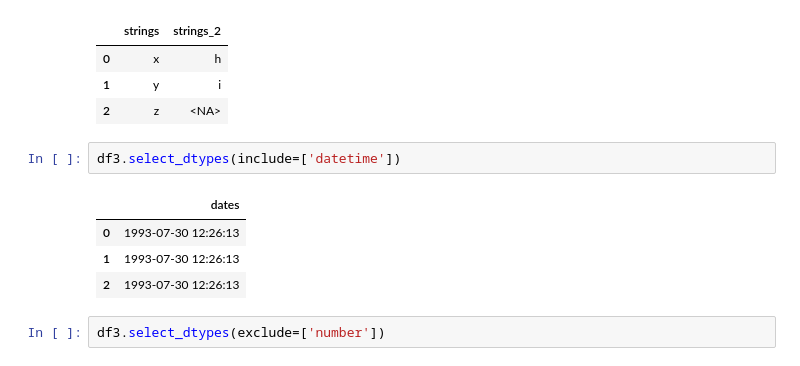
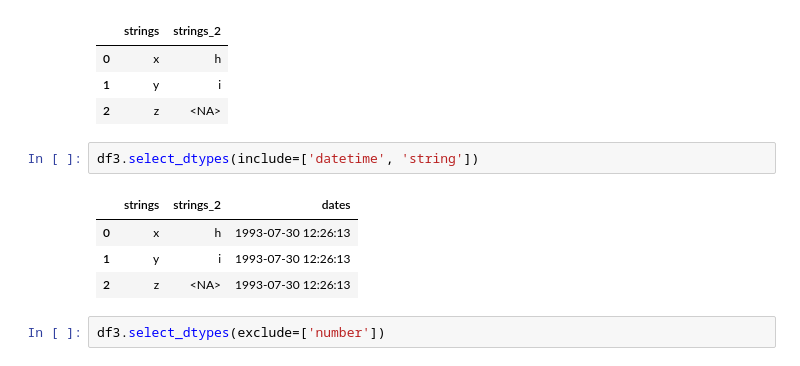
Before and after one commit to Jekso/Singularity-Data-Science, a Jupyter notebook: 07-Exploratory Data Analysis (EDA) with Numpy & Pandas/code/01-Pandas/02-DataFrames.ipynb, the cells around one changed output. Drawn from its saved outputs; the diff is of its cells as text.

```diff
--- a/07-Exploratory Data Analysis (EDA) with Numpy & Pandas/code/01-Pandas/02-DataFrames.ipynb
+++ b/07-Exploratory Data Analysis (EDA) with Numpy & Pandas/code/01-Pandas/02-DataFrames.ipynb
@@ -729,12 +828,12 @@ df3.select_dtypes(include=['string'])
 | 1 | y | i |
 | 2 | z | <NA> |
 # %%
-df3.select_dtypes(include=['datetime'])
+df3.select_dtypes(include=['datetime', 'string'])
 # %% [output]
-|  | dates |
-| 0 | 1993-07-30 12:26:13 |
-| 1 | 1993-07-30 12:26:13 |
-| 2 | 1993-07-30 12:26:13 |
+|  | strings | strings_2 | dates |
+| 0 | x | h | 1993-07-30 12:26:13 |
+| 1 | y | i | 1993-07-30 12:26:13 |
+| 2 | z | <NA> | 1993-07-30 12:26:13 |
 # %%
 df3.select_dtypes(exclude=['number'])
 # %% [output]
```
Also changed, not shown: parts of 14 cells of this notebook, 7 other files.
